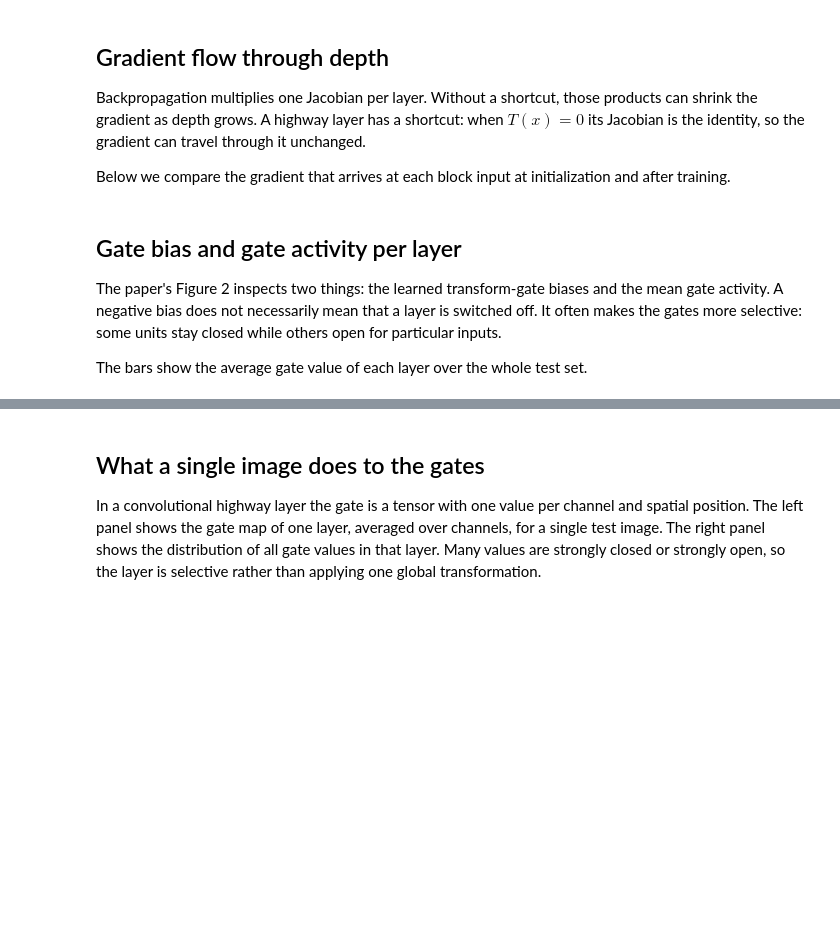
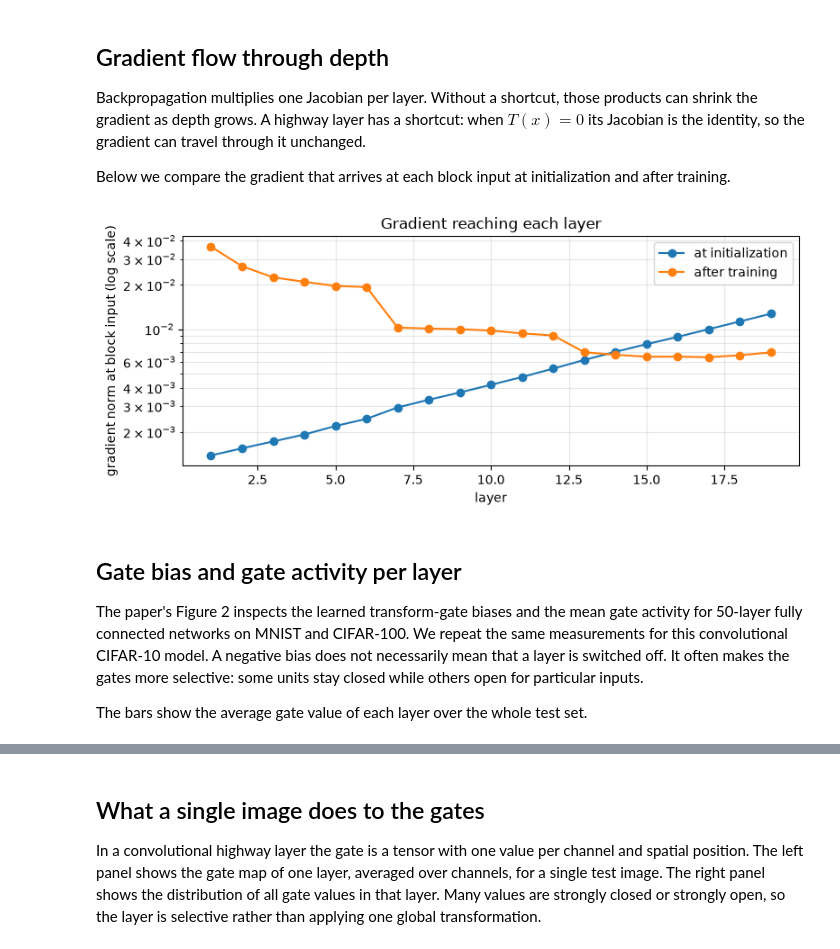
Before and after one commit to Zdziszkee/higway-network, a Jupyter notebook: highway_cifar10.ipynb, the cells around one changed output, grey strips where cells are left out. Cells and saved outputs as stored; diff of their text form; code cells hidden in the pictures; blank space fills up the shorter version.

Commit message:
fix: correct gradient-init experiment and align docs with paper

```diff
--- a/highway_cifar10.ipynb
+++ b/highway_cifar10.ipynb
@@ -134,7 +138,8 @@ test_loader = DataLoader(
 )
 
 # A fixed batch used later to inspect the gates.
-probe_x, _ = next(iter(test_loader))
+probe_iter = iter(test_loader)  # keep the iterator alive for a clean worker shutdown
+probe_x, _ = next(probe_iter)
 probe_x = probe_x[:256].to(device)
 
 print(f"{len(train_set):,} train / {len(test_set):,} test images")
@@ -368,39 +401,45 @@ def layer_input_grad_norms(model, x, y):
 
 set_seed()
 fresh_highway = Net().to(device)
+init_weights(fresh_highway)  # match the initialization used for the trained model
 
 x_grad, y_grad = next(iter(train_loader))
 x_grad, y_grad = x_grad[:256].to(device), y_grad[:256].to(device)
 
 fig, ax = plt.subplots(figsize=(8, 3.5))
 layers = range(1, len(highway.blocks) + 1)
 ax.semilogy(
     layers,
     layer_input_grad_norms(fresh_highway, x_grad, y_grad),
     "o-",
     label="at initialization",
 )
 ax.semilogy(
     layers,
     layer_input_grad_norms(highway, x_grad, y_grad),
     "o-",
     label="after training",
 )
+highway.eval()
 ax.set(
     xlabel="layer",
     ylabel="gradient norm at block input (log scale)",
     title="Gradient reaching each layer",
 )
 ax.grid(alpha=0.3, which="both")
 ax.legend()
 plt.tight_layout()
 plt.show()
+# %% [output]
+[figure, added]
 # %% [markdown]
 ## Gate bias and gate activity per layer
 
-The paper's Figure 2 inspects two things: the learned transform-gate biases and the mean gate
-activity. A negative bias does not necessarily mean that a layer is switched off. It often makes
-the gates more selective: some units stay closed while others open for particular inputs.
+The paper's Figure 2 inspects the learned transform-gate biases and the mean gate activity for
+50-layer fully connected networks on MNIST and CIFAR-100. We repeat the same measurements for
+this convolutional CIFAR-10 model. A negative bias does not necessarily mean that a layer is
+switched off. It often makes the gates more selective: some units stay closed while others open
+for particular inputs.
 
 The bars show the average gate value of each layer over the whole test set.
 # %%
```
Also changed, not shown: parts of 20 cells of this notebook, 8 other files.
